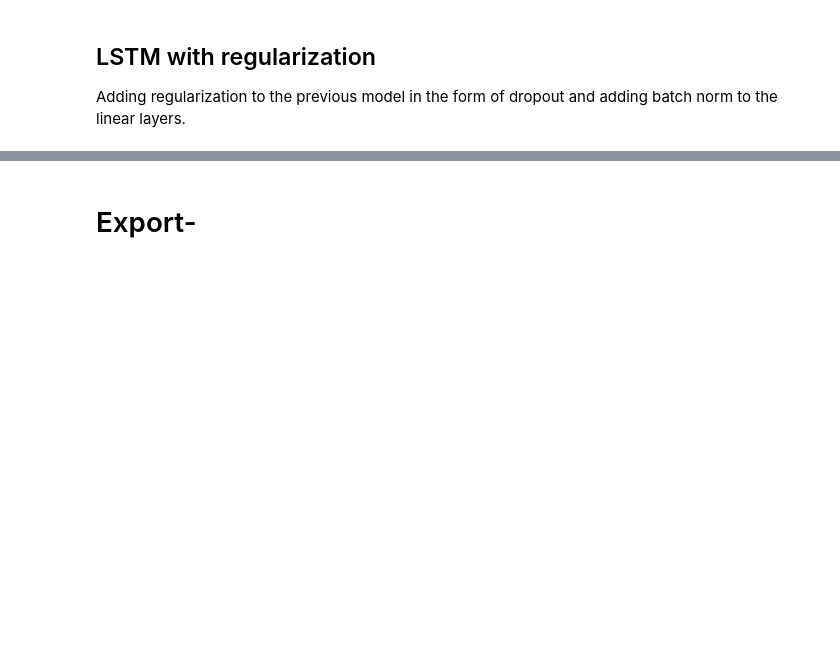
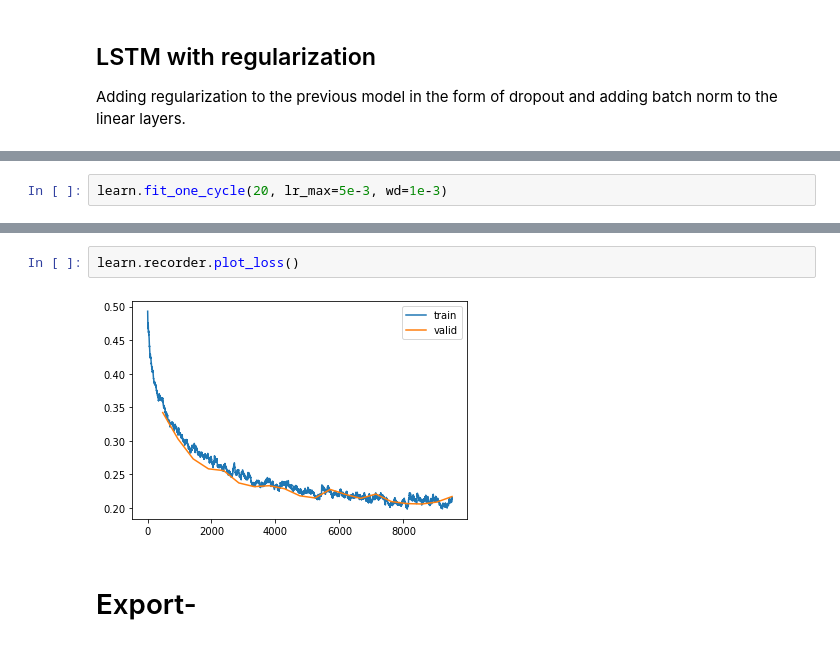
Before and after one commit to BorjaRequena/AnDi-unicorns, a Jupyter notebook: nbs/01_models.ipynb, the cells around one changed output, grey strips where cells are left out. Saved outputs shown, nothing was run; the diff lists cells and outputs as text; blank space fills up the shorter version.

```diff
--- a/nbs/01_models.ipynb
+++ b/nbs/01_models.ipynb
@@ -311,0 +411,2 @@ validate_task([learn.model.cuda()], 1, [1])
+# %%
+learn.fit_one_cycle(20, lr_max=5e-3, wd=1e-3)
@@ -312,3 +431,7 @@ validate_task([learn.model.cuda()], 1, [1])
+# %%
+learn.recorder.plot_loss()
+# %% [output]
+[figure, added]
 # %% [markdown]
 # Export-
 # %%
```
Also changed, not shown: parts of 28 cells of this notebook, 8 other files.
